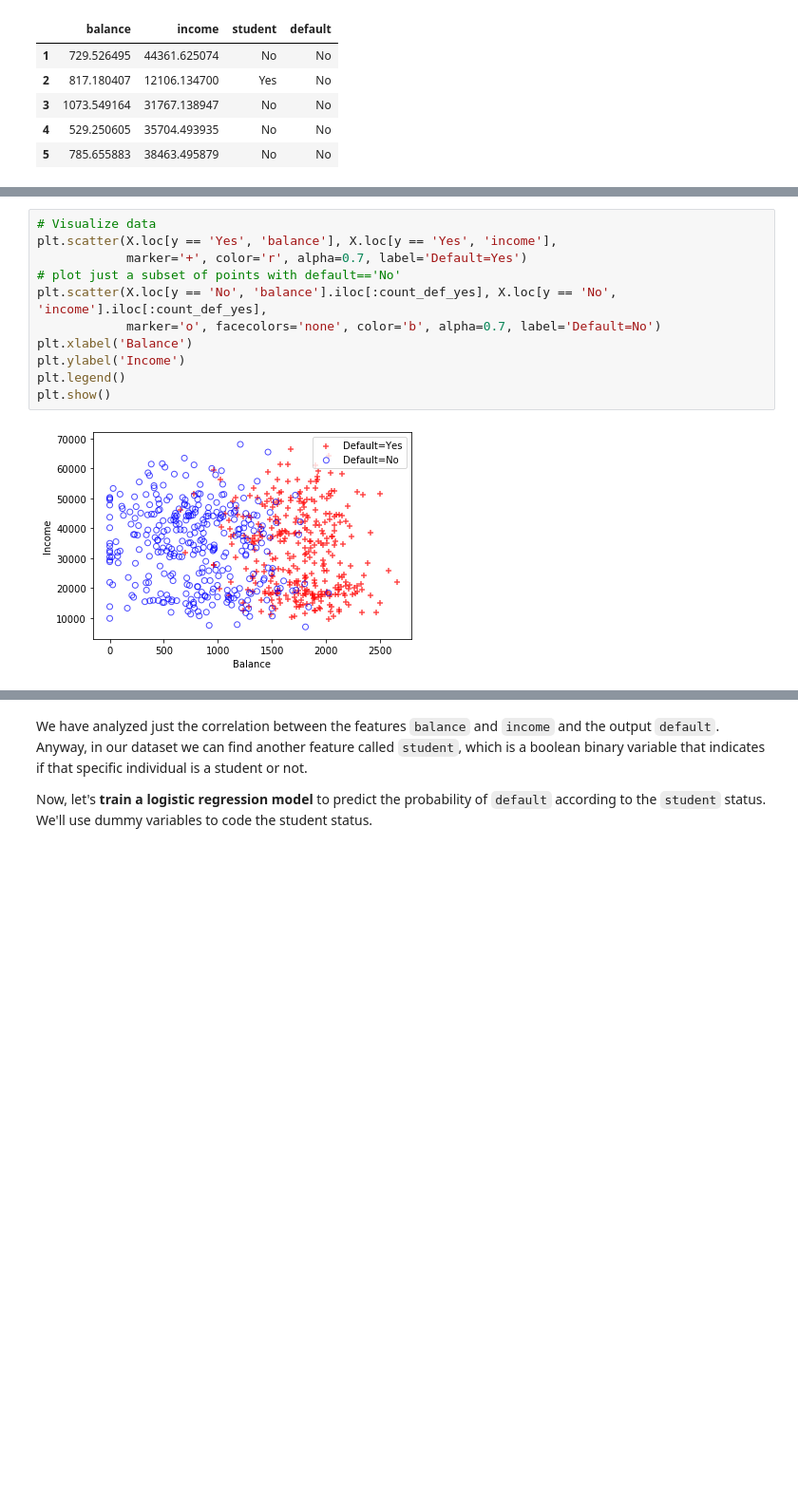
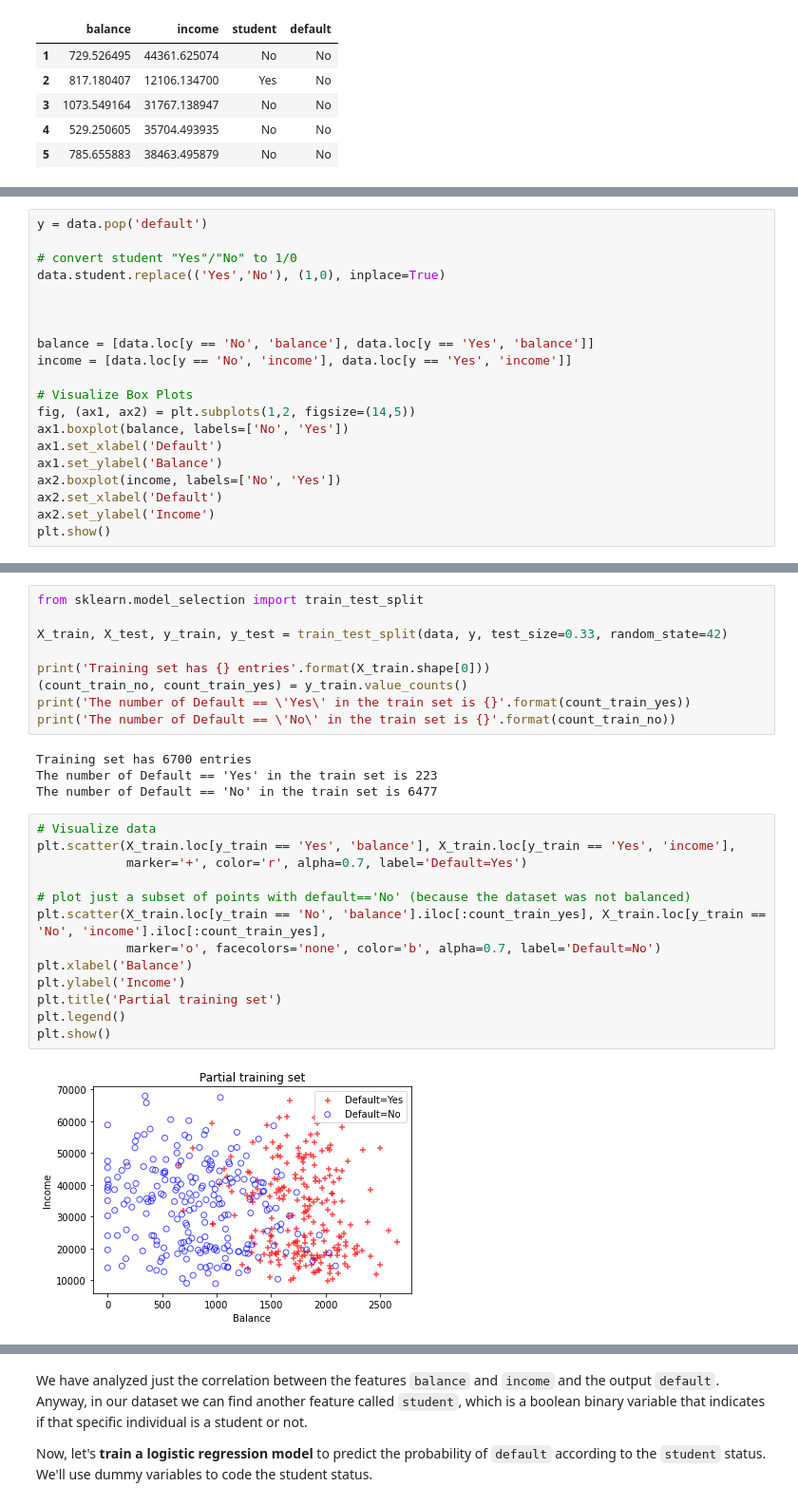
Before and after one commit to pietroventurini/machine-learning-notes, a Jupyter notebook: 5 - Logistic Regression.ipynb, the cells around one changed output, grey strips where cells are left out. Shown at 95% size. Cells and saved outputs as stored; diff of their text form; blank space fills up the shorter version.

```diff
--- a/5 - Logistic Regression.ipynb
+++ b/5 - Logistic Regression.ipynb
@@ -308,0 +352,20 @@ X = data
+# %%
+y = data.pop('default')
+
+# convert student "Yes"/"No" to 1/0
+data.student.replace(('Yes','No'), (1,0), inplace=True)
+
+
+
+balance = [data.loc[y == 'No', 'balance'], data.loc[y == 'Yes', 'balance']]
+income = [data.loc[y == 'No', 'income'], data.loc[y == 'Yes', 'income']]
+
+# Visualize Box Plots
+fig, (ax1, ax2) = plt.subplots(1,2, figsize=(14,5))
+ax1.boxplot(balance, labels=['No', 'Yes'])
+ax1.set_xlabel('Default')
+ax1.set_ylabel('Balance')
+ax2.boxplot(income, labels=['No', 'Yes'])
+ax2.set_xlabel('Default')
+ax2.set_ylabel('Income')
+plt.show()
@@ -309,13 +374,28 @@ X = data
+# %%
+from sklearn.model_selection import train_test_split
+
+X_train, X_test, y_train, y_test = train_test_split(data, y, test_size=0.33, random_state=42)
+
+print('Training set has {} entries'.format(X_train.shape[0]))
+(count_train_no, count_train_yes) = y_train.value_counts()
+print('The number of Default == \'Yes\' in the train set is {}'.format(count_train_yes))
+print('The number of Default == \'No\' in the train set is {}'.format(count_train_no))
+# %% [output]
+Training set has 6700 entries
+The number of Default == 'Yes' in the train set is 223
+The number of Default == 'No' in the train set is 6477
 # %%
 # Visualize data
-plt.scatter(X.loc[y == 'Yes', 'balance'], X.loc[y == 'Yes', 'income'],
+plt.scatter(X_train.loc[y_train == 'Yes', 'balance'], X_train.loc[y_train == 'Yes', 'income'],
             marker='+', color='r', alpha=0.7, label='Default=Yes')
-# plot just a subset of points with default=='No'
-plt.scatter(X.loc[y == 'No', 'balance'].iloc[:count_def_yes], X.loc[y == 'No', 'income'].iloc[:count_def_yes],
+
+# plot just a subset of points with default=='No' (because the dataset was not balanced)
+plt.scatter(X_train.loc[y_train == 'No', 'balance'].iloc[:count_train_yes], X_train.loc[y_train == 'No', 'income'].iloc[:count_train_yes],
             marker='o', facecolors='none', color='b', alpha=0.7, label='Default=No')
 plt.xlabel('Balance')
 plt.ylabel('Income')
+plt.title('Partial training set')
 plt.legend()
 plt.show()
 # %% [output]
-[figure, old version]
+[figure, new version]
```
Also changed, not shown: parts of 17 cells of this notebook.
